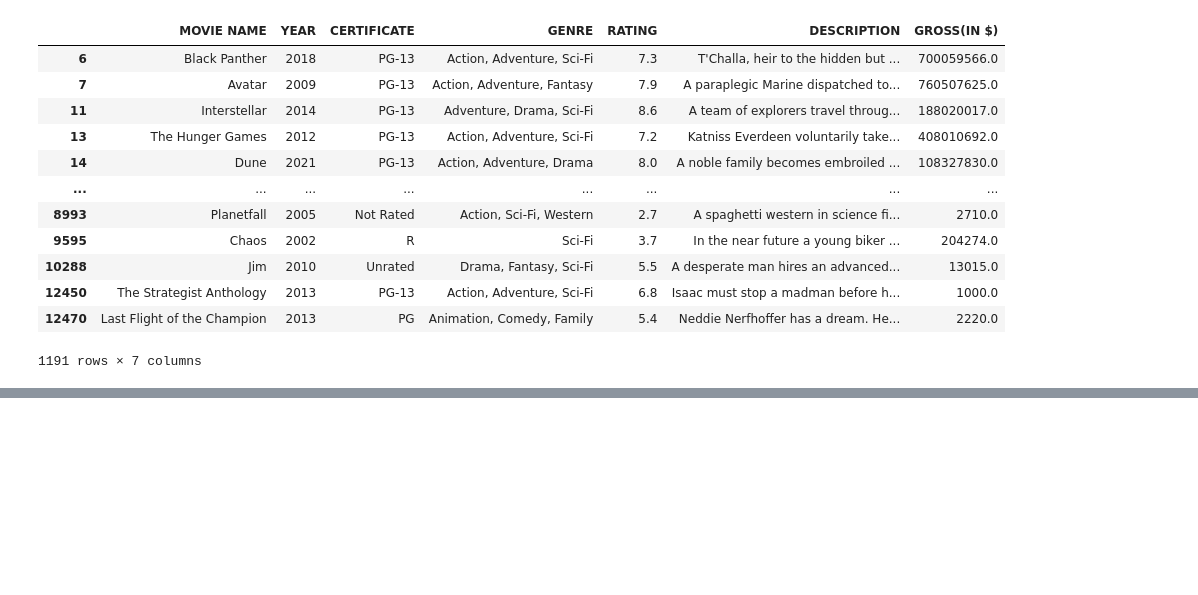
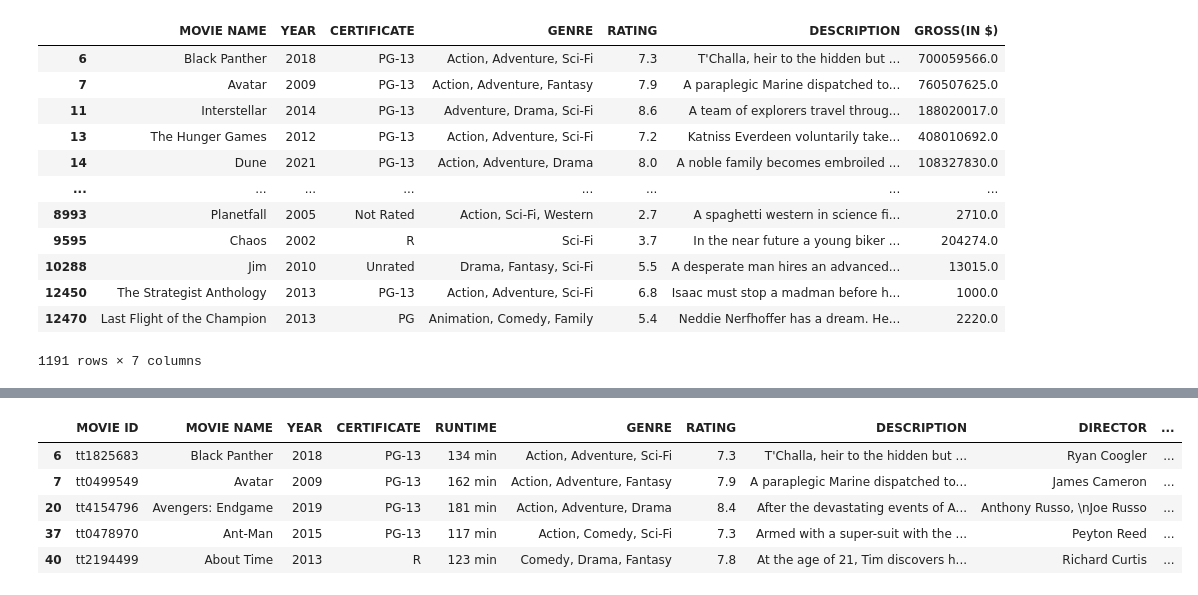
Before and after one commit to danthreepo/CapstoneProject_2025, a Jupyter notebook: vankirk_capstone_project_2025.ipynb, the cells around one changed output, grey strips where cells are left out. Cells and saved outputs as stored; diff of their text form; code cells hidden in the pictures; blank space fills up the shorter version.

```diff
--- a/vankirk_capstone_project_2025.ipynb
+++ b/vankirk_capstone_project_2025.ipynb
@@ -442,3 +385,12 @@ NameError: name 'movie_stream_df_top_rated' is not defined
+# %%
+movie_stream_df.head()
+# %% [output]
+|  | MOVIE ID | MOVIE NAME | YEAR | CERTIFICATE | RUNTIME | GENRE | RATING | DESCRIPTION | DIRECTOR | ... |
+| 6 | tt1825683 | Black Panther | 2018 | PG-13 | 134 min | Action, Adventure, Sci-Fi | 7.3 | T'Challa, heir to the hidden but ... | Ryan Coogler | ... |
+| 7 | tt0499549 | Avatar | 2009 | PG-13 | 162 min | Action, Adventure, Fantasy | 7.9 | A paraplegic Marine dispatched to... | James Cameron | ... |
+| 20 | tt4154796 | Avengers: Endgame | 2019 | PG-13 | 181 min | Action, Adventure, Drama | 8.4 | After the devastating events of A... | Anthony Russo, \nJoe Russo | ... |
+| 37 | tt0478970 | Ant-Man | 2015 | PG-13 | 117 min | Action, Comedy, Sci-Fi | 7.3 | Armed with a super-suit with the ... | Peyton Reed | ... |
+| 40 | tt2194499 | About Time | 2013 | R | 123 min | Comedy, Drama, Fantasy | 7.8 | At the age of 21, Tim discovers h... | Richard Curtis | ... |
 # %%
 movie_df = user_selection()
 movie_df = clean(movie_df)
```
Also changed, not shown: parts of 20 cells of this notebook, 1 other file.
